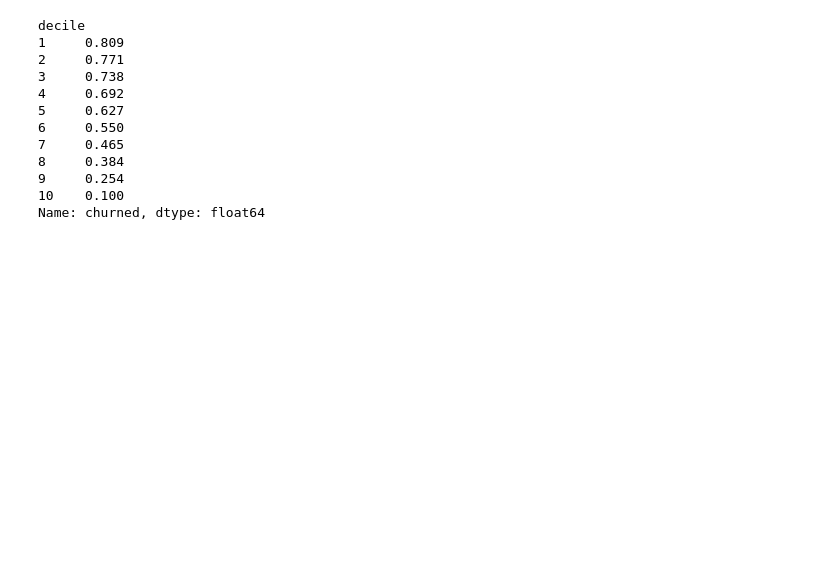
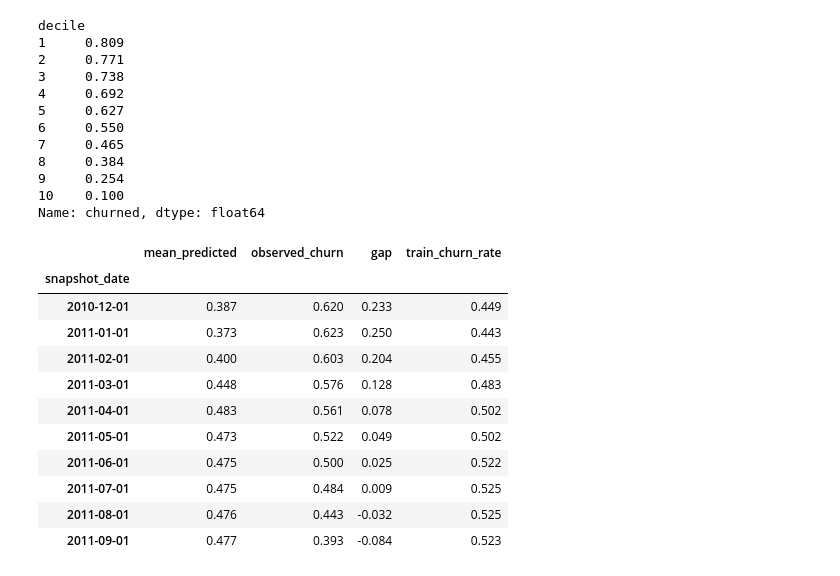
Before and after one commit to dialeelova/customer-churn-platform, a Jupyter notebook: notebooks/04_modeling.ipynb, the cells around one changed output. Drawn from its saved outputs; the diff is of its cells as text; code cells hidden in the pictures; blank space fills up the shorter version.

Commit message:
Add calibration check by snapshot to modeling notebook

```diff
--- a/notebooks/04_modeling.ipynb
+++ b/notebooks/04_modeling.ipynb
@@ -68,3 +68,28 @@ decile
 9     0.254
 10    0.100
 Name: churned, dtype: float64
+# %%
+lr = preds[preds["model"] == "logistic regression"]
+check = lr.groupby("snapshot_date").agg(
+    mean_predicted=("score", "mean"),
+    observed_churn=("churned", "mean"),
+)
+check["gap"] = check["observed_churn"] - check["mean_predicted"]
+check["train_churn_rate"] = [
+    data[data["snapshot_date"] <= d - pd.Timedelta(days=90)]["churned"].mean()
+    for d in check.index
+]
+check.round(3)
+# %% [output]
+|  | mean_predicted | observed_churn | gap | train_churn_rate |
+| snapshot_date |  |  |  |  |
+| 2010-12-01 | 0.387 | 0.620 | 0.233 | 0.449 |
+| 2011-01-01 | 0.373 | 0.623 | 0.250 | 0.443 |
+| 2011-02-01 | 0.400 | 0.603 | 0.204 | 0.455 |
+| 2011-03-01 | 0.448 | 0.576 | 0.128 | 0.483 |
+| 2011-04-01 | 0.483 | 0.561 | 0.078 | 0.502 |
+| 2011-05-01 | 0.473 | 0.522 | 0.049 | 0.502 |
+| 2011-06-01 | 0.475 | 0.500 | 0.025 | 0.522 |
+| 2011-07-01 | 0.475 | 0.484 | 0.009 | 0.525 |
+| 2011-08-01 | 0.476 | 0.443 | -0.032 | 0.525 |
+| 2011-09-01 | 0.477 | 0.393 | -0.084 | 0.523 |
```
Also changed, not shown: parts of 1 cell of this notebook.
